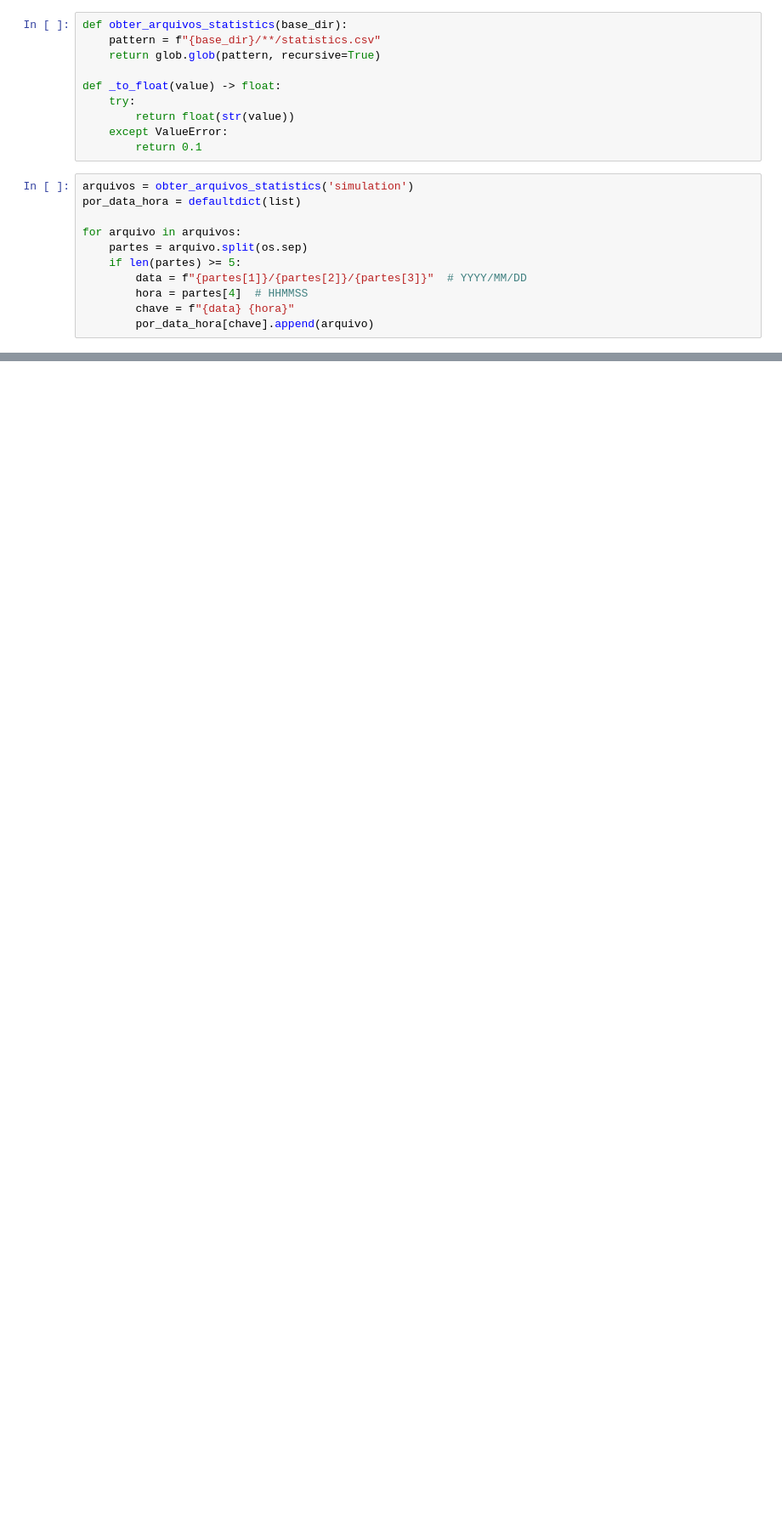
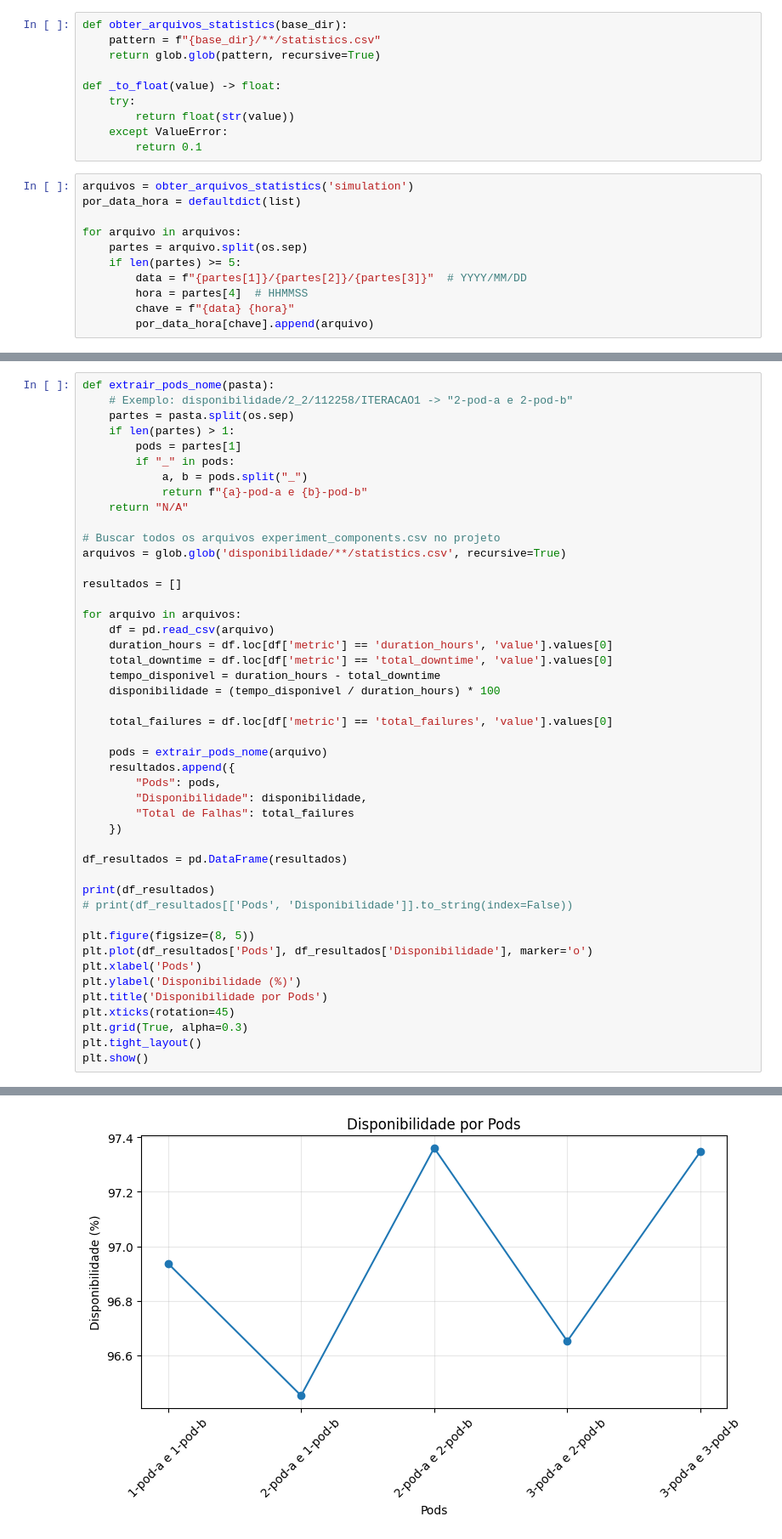
Before and after one commit to JonasCGN/Chaos-K8s, a Jupyter notebook: testes/main.ipynb, the cells around one changed output, grey strips where cells are left out. Shown: that part at 85% size. Saved outputs shown, nothing was run; the diff lists cells and outputs as text; blank space fills up the shorter version.

```diff
--- a/testes/main.ipynb
+++ b/testes/main.ipynb
@@ -407,0 +235,47 @@ Criar um README configuracoes inicias e como usar e valores padrao caso nao ache
+# %%
+def extrair_pods_nome(pasta):
+    # Exemplo: disponibilidade/2_2/112258/ITERACAO1 -> "2-pod-a e 2-pod-b"
+    partes = pasta.split(os.sep)
+    if len(partes) > 1:
+        pods = partes[1]
+        if "_" in pods:
+            a, b = pods.split("_")
+            return f"{a}-pod-a e {b}-pod-b"
+    return "N/A"
+
+# Buscar todos os arquivos experiment_components.csv no projeto
+arquivos = glob.glob('disponibilidade/**/statistics.csv', recursive=True)
+
+resultados = []
+
+for arquivo in arquivos:
+    df = pd.read_csv(arquivo)
+    duration_hours = df.loc[df['metric'] == 'duration_hours', 'value'].values[0]
+    total_downtime = df.loc[df['metric'] == 'total_downtime', 'value'].values[0]
+    tempo_disponivel = duration_hours - total_downtime
+    disponibilidade = (tempo_disponivel / duration_hours) * 100
+
+    total_failures = df.loc[df['metric'] == 'total_failures', 'value'].values[0]
+
+    pods = extrair_pods_nome(arquivo)
+    resultados.append({
+        "Pods": pods,
+        "Disponibilidade": disponibilidade,
+        "Total de Falhas": total_failures
+    })
+
+df_resultados = pd.DataFrame(resultados)
+
+print(df_resultados)
+# print(df_resultados[['Pods', 'Disponibilidade']].to_string(index=False))
+
+plt.figure(figsize=(8, 5))
+plt.plot(df_resultados['Pods'], df_resultados['Disponibilidade'], marker='o')
+plt.xlabel('Pods')
+plt.ylabel('Disponibilidade (%)')
+plt.title('Disponibilidade por Pods')
+plt.xticks(rotation=45)
+plt.grid(True, alpha=0.3)
+plt.tight_layout()
+plt.show()
+# %% [output]
@@ -407,0 +288 @@ Criar um README configuracoes inicias e como usar e valores padrao caso nao ache
+[figure, added]
```
Also changed, not shown: parts of 13 cells of this notebook, 2 other files.
